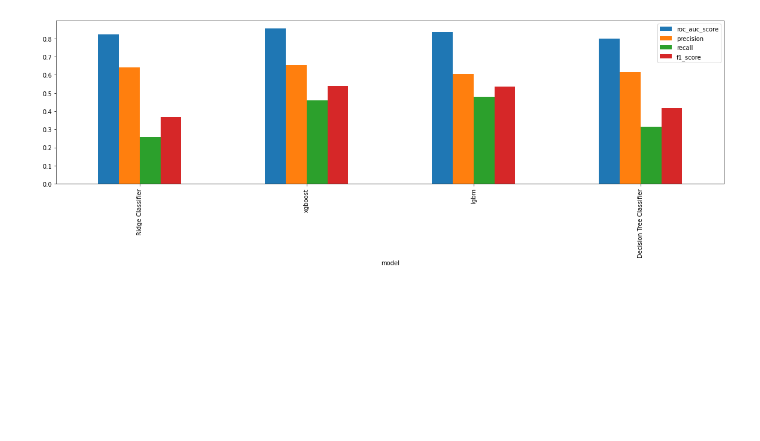
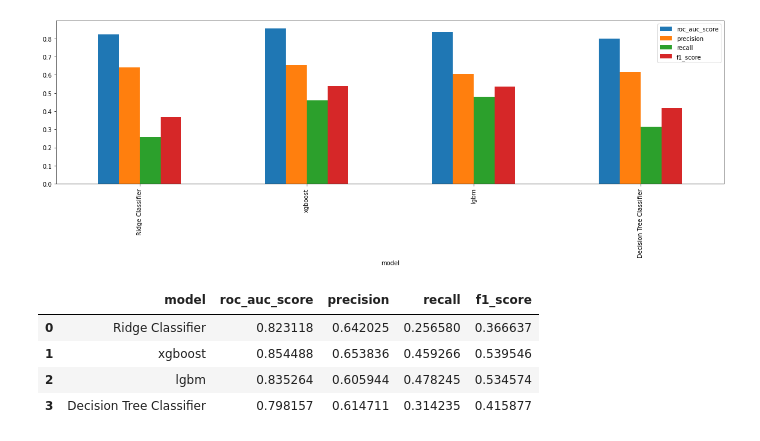
Before and after one commit to sifatnabil/diabetes_mellitus_detection_experiment, a Jupyter notebook: notebooks/Predictive_Analysis.ipynb, the cells around one changed output. Cells and saved outputs as stored; diff of their text form; code cells hidden in the pictures; blank space fills up the shorter version.

```diff
--- a/notebooks/Predictive_Analysis.ipynb
+++ b/notebooks/Predictive_Analysis.ipynb
@@ -536,3 +536,11 @@ score_df.plot(kind="bar", x="model", y=["roc_auc_score", "precision", "recall",
 # %% [output]
 <AxesSubplot:xlabel='model'>
 [figure]
+# %%
+score_df
+# %% [output]
+|  | model | roc_auc_score | precision | recall | f1_score |
+| 0 | Ridge Classifier | 0.823118 | 0.642025 | 0.256580 | 0.366637 |
+| 1 | xgboost | 0.854488 | 0.653836 | 0.459266 | 0.539546 |
+| 2 | lgbm | 0.835264 | 0.605944 | 0.478245 | 0.534574 |
+| 3 | Decision Tree Classifier | 0.798157 | 0.614711 | 0.314235 | 0.415877 |
```
